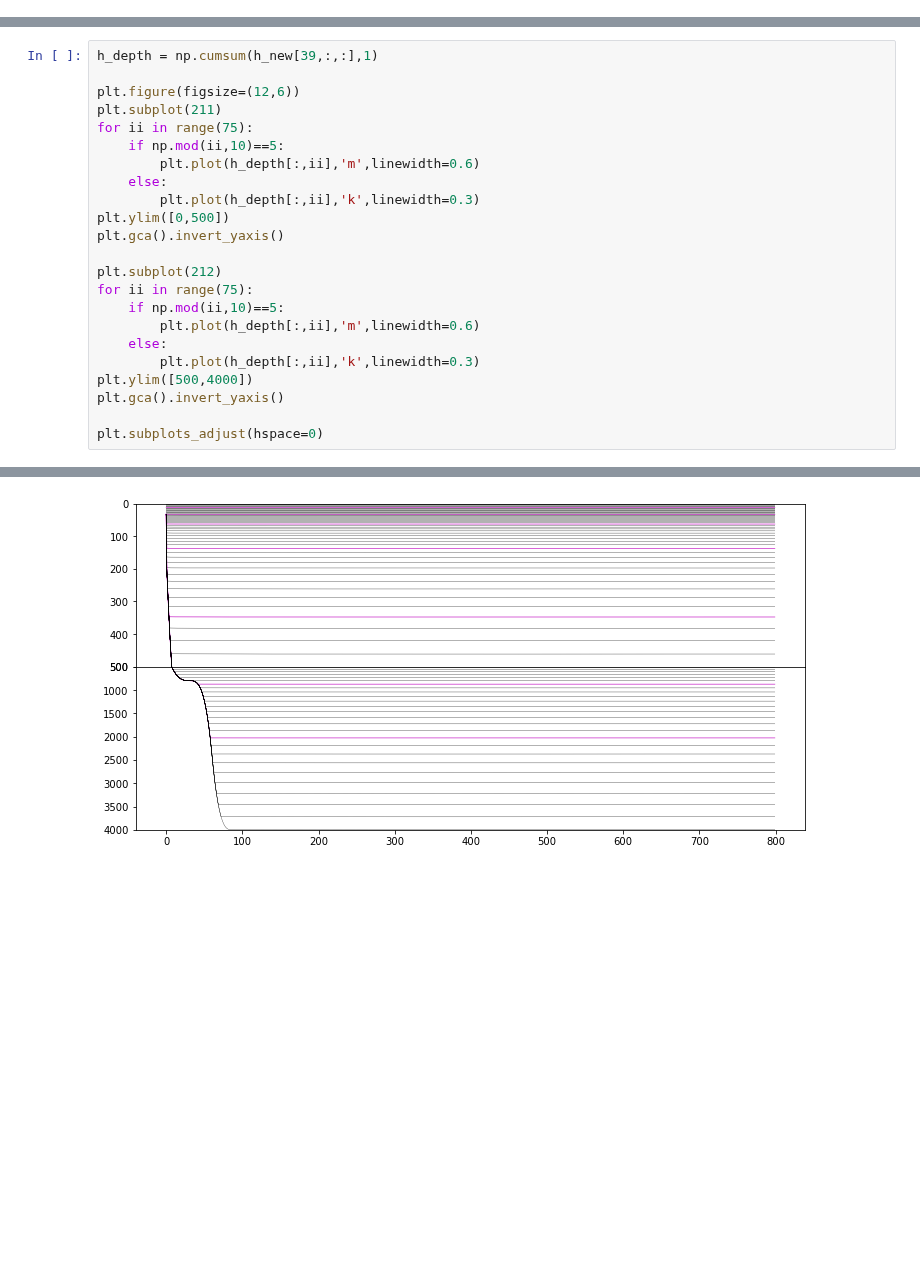
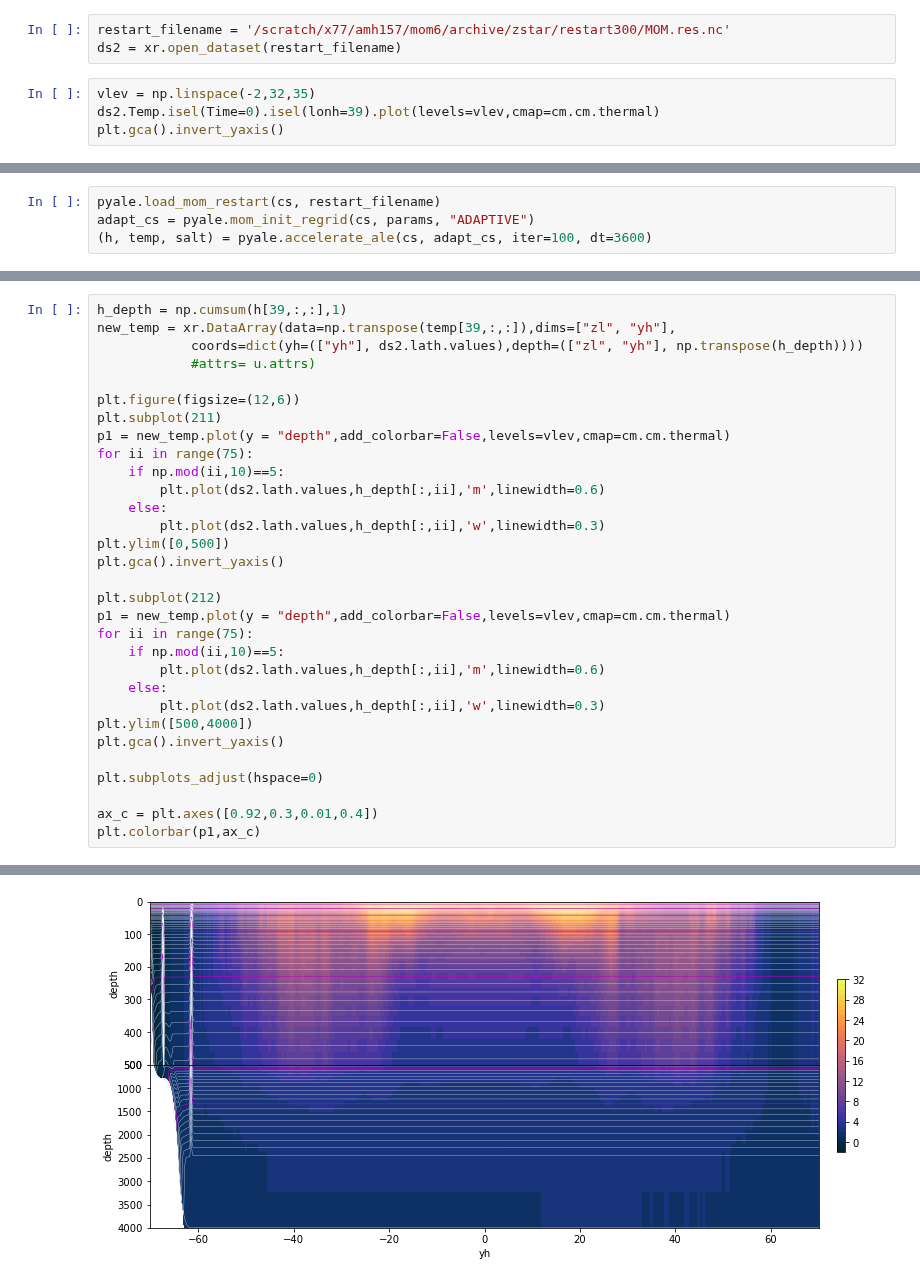
Before and after one commit to AndyHoggANU/anu-tub, a Jupyter notebook: diagnostics/VerticalRegridding.ipynb, the cells around one changed output, grey strips where cells are left out. Cells and saved outputs as stored; diff of their text form; blank space fills up the shorter version.

Commit message:
updating vertical regridding

```diff
--- a/diagnostics/VerticalRegridding.ipynb
+++ b/diagnostics/VerticalRegridding.ipynb
@@ -8,0 +34,7 @@ import numpy as np
+# %%
+restart_filename = '/scratch/x77/amh157/mom6/archive/zstar/restart300/MOM.res.nc'
+ds2 = xr.open_dataset(restart_filename)
+# %%
+vlev = np.linspace(-2,32,35)
+ds2.Temp.isel(Time=0).isel(lonh=39).plot(levels=vlev,cmap=cm.cm.thermal)
+plt.gca().invert_yaxis()
@@ -54,0 +66,4 @@ h_new = pyale.do_regrid(cs, hycom_cs)
+# %%
+pyale.load_mom_restart(cs, restart_filename)
+adapt_cs = pyale.mom_init_regrid(cs, params, "ADAPTIVE")
+(h, temp, salt) = pyale.accelerate_ale(cs, adapt_cs, iter=100, dt=3600)
@@ -55,24 +88,32 @@ h_new = pyale.do_regrid(cs, hycom_cs)
 # %%
-h_depth = np.cumsum(h_new[39,:,:],1)
+h_depth = np.cumsum(h[39,:,:],1)
+new_temp = xr.DataArray(data=np.transpose(temp[39,:,:]),dims=["zl", "yh"],
+            coords=dict(yh=(["yh"], ds2.lath.values),depth=(["zl", "yh"], np.transpose(h_depth))))
+            #attrs= u.attrs)
 
 plt.figure(figsize=(12,6))
 plt.subplot(211)
+p1 = new_temp.plot(y = "depth",add_colorbar=False,levels=vlev,cmap=cm.cm.thermal)
 for ii in range(75):
     if np.mod(ii,10)==5:
-        plt.plot(h_depth[:,ii],'m',linewidth=0.6)
+        plt.plot(ds2.lath.values,h_depth[:,ii],'m',linewidth=0.6)
     else:
-        plt.plot(h_depth[:,ii],'k',linewidth=0.3)
+        plt.plot(ds2.lath.values,h_depth[:,ii],'w',linewidth=0.3)
 plt.ylim([0,500])
 plt.gca().invert_yaxis()
 
 plt.subplot(212)
+p1 = new_temp.plot(y = "depth",add_colorbar=False,levels=vlev,cmap=cm.cm.thermal)
 for ii in range(75):
     if np.mod(ii,10)==5:
-        plt.plot(h_depth[:,ii],'m',linewidth=0.6)
+        plt.plot(ds2.lath.values,h_depth[:,ii],'m',linewidth=0.6)
     else:
-        plt.plot(h_depth[:,ii],'k',linewidth=0.3)
+        plt.plot(ds2.lath.values,h_depth[:,ii],'w',linewidth=0.3)
 plt.ylim([500,4000])
 plt.gca().invert_yaxis()
 
 plt.subplots_adjust(hspace=0)
+
+ax_c = plt.axes([0.92,0.3,0.01,0.4])
+plt.colorbar(p1,ax_c)
 # %% [output]
@@ -79 +121 @@ plt.subplots_adjust(hspace=0)
-[figure, old version]
+[figure, new version]
```
Also changed, not shown: parts of 16 cells of this notebook.
